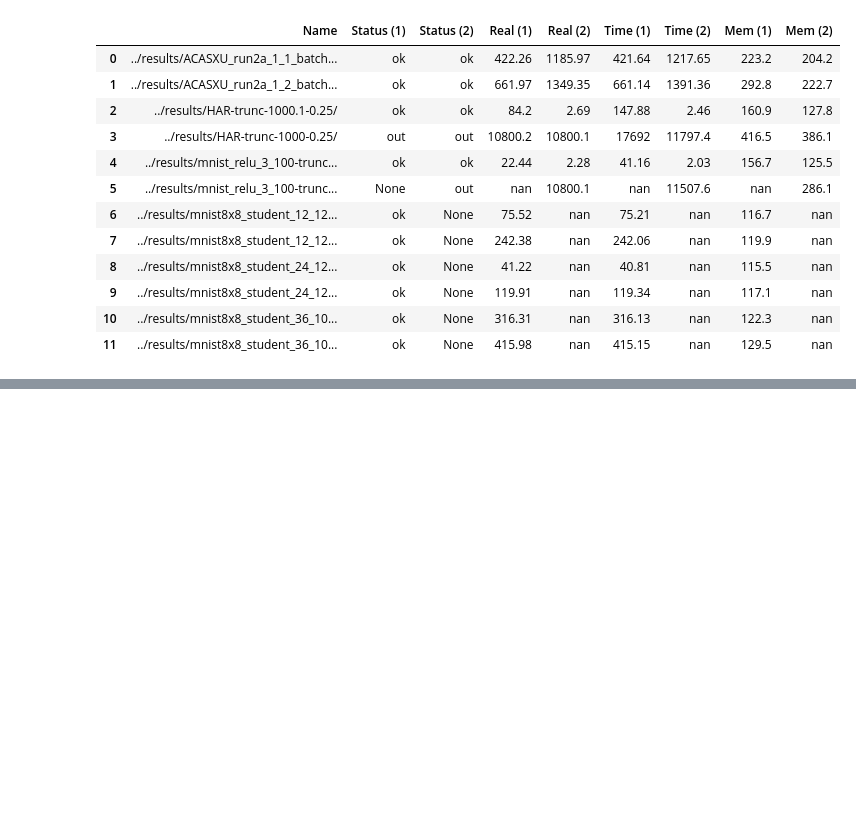
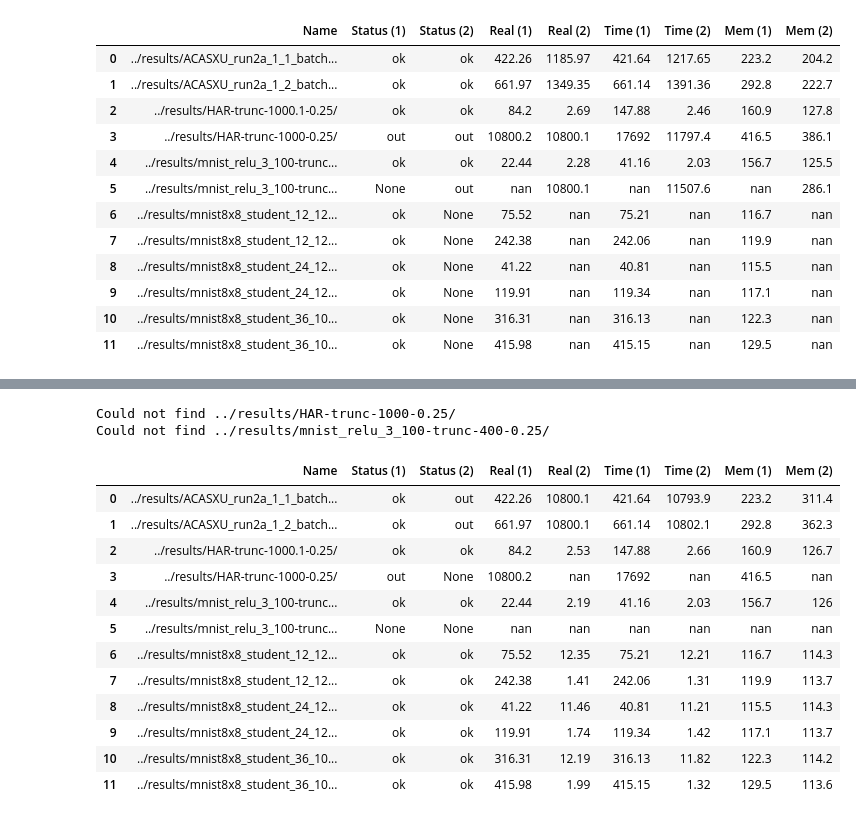
Before and after one commit to samysweb/nnequiv-experiments, a Jupyter notebook: analysis/Solved Instances.ipynb, the cells around one changed output, grey strips where cells are left out. Drawn from its saved outputs; the diff is of its cells as text; code cells hidden in the pictures; blank space fills up the shorter version.

Commit message:
Analysis of 'improved' and finished CEGAR

```diff
--- a/analysis/Solved Instances.ipynb
+++ b/analysis/Solved Instances.ipynb
@@ -76,0 +89,34 @@ comparison.render_table()
+# %%
+cegar2_zono = {}
+for b in benchmarks:
+    try:
+        cegar2_zono[b]=parse.BenchmarkRun(
+            b+"1/nnequiv-db06768/stdout.log",
+            b+"1/nnequiv-db06768/stderr.log",
+            out_handlers=[parse.EquivLine],
+            err_handlers=[parse.RunLim]
+            )
+    except FileNotFoundError:
+        print(f"Could not find {b}")
+        cegar2_zono[b]=None
+# %% [output]
+Could not find ../results/HAR-trunc-1000-0.25/
+Could not find ../results/mnist_relu_3_100-trunc-400-0.25/
+# %%
+comparison = analyse.RunlimComparator(pure_zono,cegar2_zono,benchmarks)
+
+comparison.render_table()
+# %% [output]
+|  | Name | Status (1) | Status (2) | Real (1) | Real (2) | Time (1) | Time (2) | Mem (1) | Mem (2) |
+| 0 | ../results/ACASXU_run2a_1_1_batch... | ok | out | 422.26 | 10800.1 | 421.64 | 10793.9 | 223.2 | 311.4 |
+| 1 | ../results/ACASXU_run2a_1_2_batch... | ok | out | 661.97 | 10800.1 | 661.14 | 10802.1 | 292.8 | 362.3 |
+| 2 | ../results/HAR-trunc-1000.1-0.25/ | ok | ok | 84.2 | 2.53 | 147.88 | 2.66 | 160.9 | 126.7 |
+| 3 | ../results/HAR-trunc-1000-0.25/ | out | None | 10800.2 | nan | 17692 | nan | 416.5 | nan |
+| 4 | ../results/mnist_relu_3_100-trunc... | ok | ok | 22.44 | 2.19 | 41.16 | 2.03 | 156.7 | 126 |
+| 5 | ../results/mnist_relu_3_100-trunc... | None | None | nan | nan | nan | nan | nan | nan |
+| 6 | ../results/mnist8x8_student_12_12... | ok | ok | 75.52 | 12.35 | 75.21 | 12.21 | 116.7 | 114.3 |
+| 7 | ../results/mnist8x8_student_12_12... | ok | ok | 242.38 | 1.41 | 242.06 | 1.31 | 119.9 | 113.7 |
+| 8 | ../results/mnist8x8_student_24_12... | ok | ok | 41.22 | 11.46 | 40.81 | 11.21 | 115.5 | 114.3 |
+| 9 | ../results/mnist8x8_student_24_12... | ok | ok | 119.91 | 1.74 | 119.34 | 1.42 | 117.1 | 113.7 |
+| 10 | ../results/mnist8x8_student_36_10... | ok | ok | 316.31 | 12.19 | 316.13 | 11.82 | 122.3 | 114.2 |
+| 11 | ../results/mnist8x8_student_36_10... | ok | ok | 415.98 | 1.99 | 415.15 | 1.32 | 129.5 | 113.6 |
```
Also changed, not shown: parts of 2 cells of this notebook.
